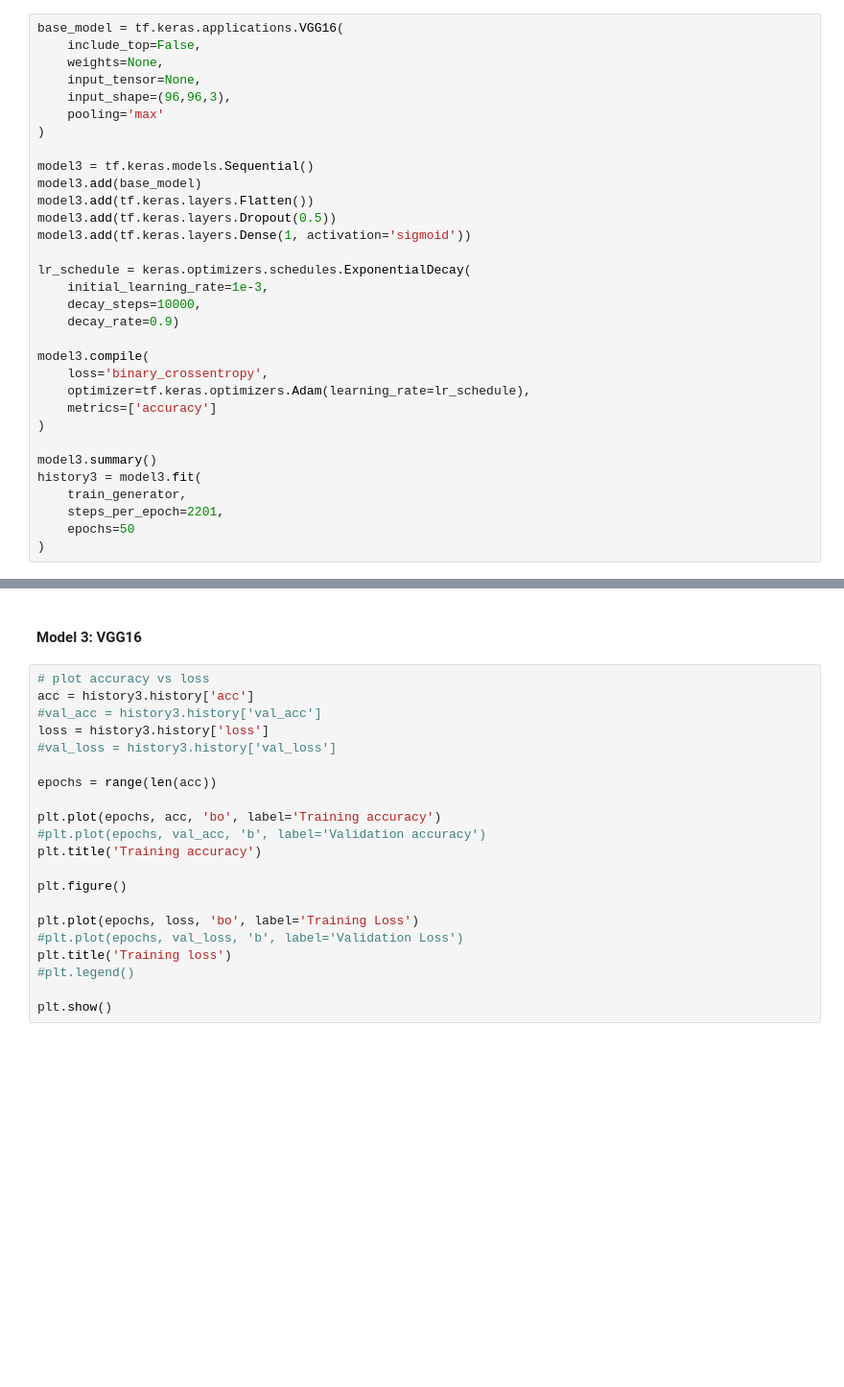
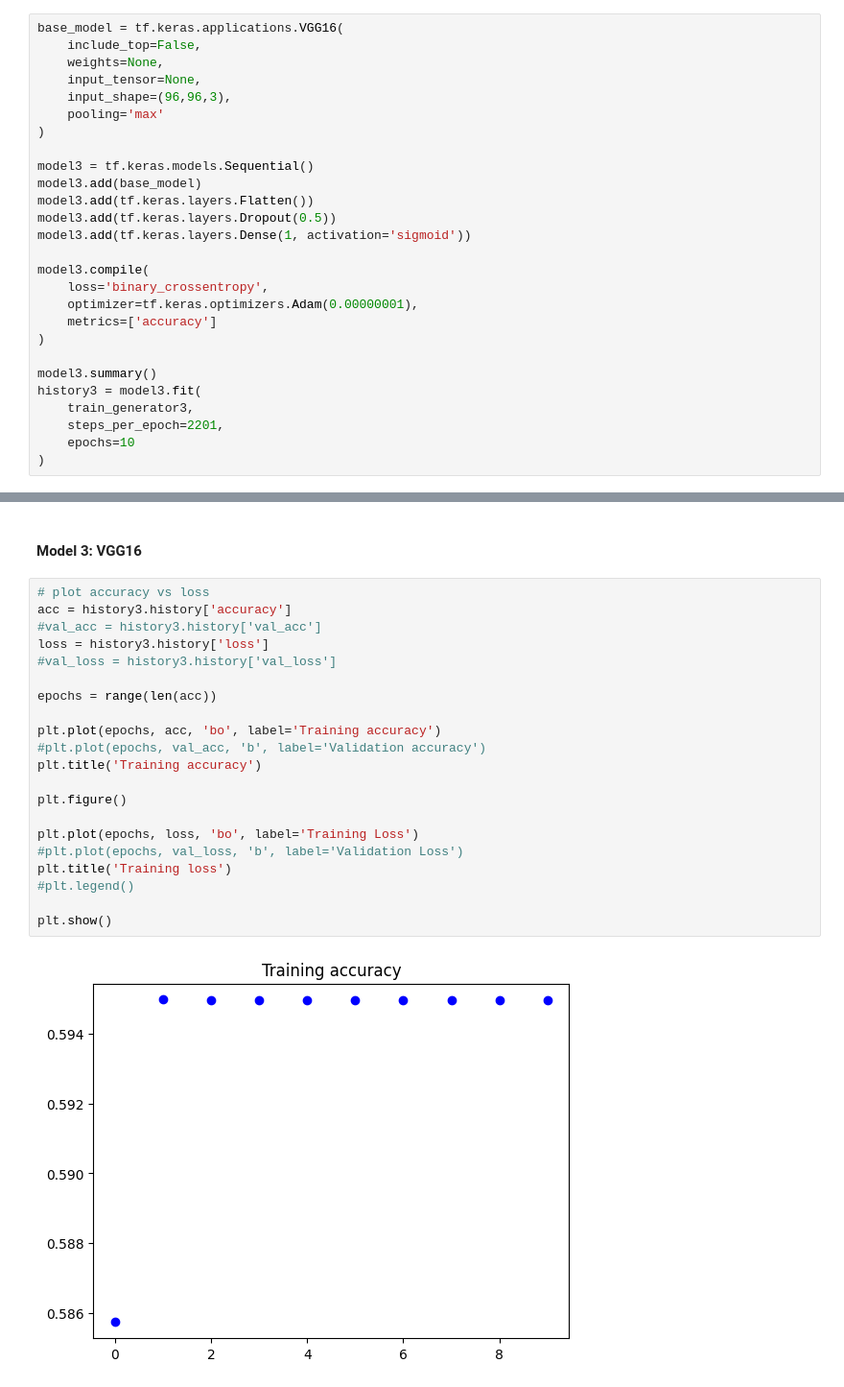
Before and after one commit to SarahPfeifer/HistopathologicCancerDetection, a Jupyter notebook: HCD.ipynb, the cells around one changed output, grey strips where cells are left out. Shown at 96% size. Drawn from its saved outputs; the diff is of its cells as text; blank space fills up the shorter version.

```diff
--- a/HCD.ipynb
+++ b/HCD.ipynb
@@ -395,21 +395,16 @@ model3.add(tf.keras.layers.Flatten())
 model3.add(tf.keras.layers.Dropout(0.5))
 model3.add(tf.keras.layers.Dense(1, activation='sigmoid'))
 
-lr_schedule = keras.optimizers.schedules.ExponentialDecay(
-    initial_learning_rate=1e-3,
-    decay_steps=10000,
-    decay_rate=0.9)
-
 model3.compile(
     loss='binary_crossentropy',
-    optimizer=tf.keras.optimizers.Adam(learning_rate=lr_schedule),
+    optimizer=tf.keras.optimizers.Adam(0.00000001),
     metrics=['accuracy']
 )
 
 model3.summary()
 history3 = model3.fit(
-    train_generator,
+    train_generator3,
     steps_per_epoch=2201,
-    epochs=50
+    epochs=10
 )
 # %% [output]
@@ -581,22 +606,24 @@ test_pred2.to_csv('predictions2.csv', index=False)
 #### Model 3:  VGG16
 # %%
 # plot accuracy vs loss
-acc = history3.history['acc']
+acc = history3.history['accuracy']
 #val_acc = history3.history['val_acc']
 loss = history3.history['loss']
 #val_loss = history3.history['val_loss']
 
 epochs = range(len(acc))
 
 plt.plot(epochs, acc, 'bo', label='Training accuracy')
 #plt.plot(epochs, val_acc, 'b', label='Validation accuracy')
 plt.title('Training accuracy')
 
 plt.figure()
 
 plt.plot(epochs, loss, 'bo', label='Training Loss')
 #plt.plot(epochs, val_loss, 'b', label='Validation Loss')
 plt.title('Training loss')
 #plt.legend()
 
 plt.show()
+# %% [output]
+[figure, added]
```
Also changed, not shown: parts of 14 cells of this notebook, 2 other files.
